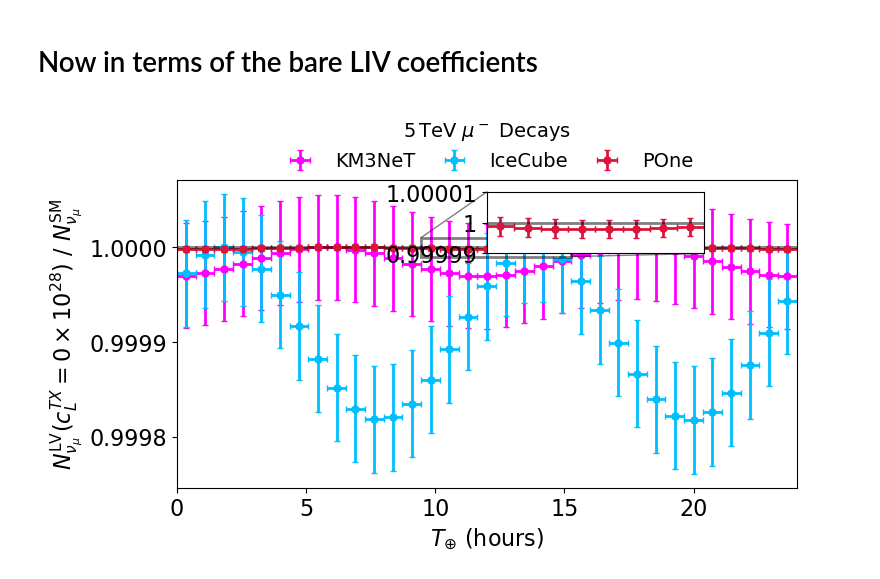
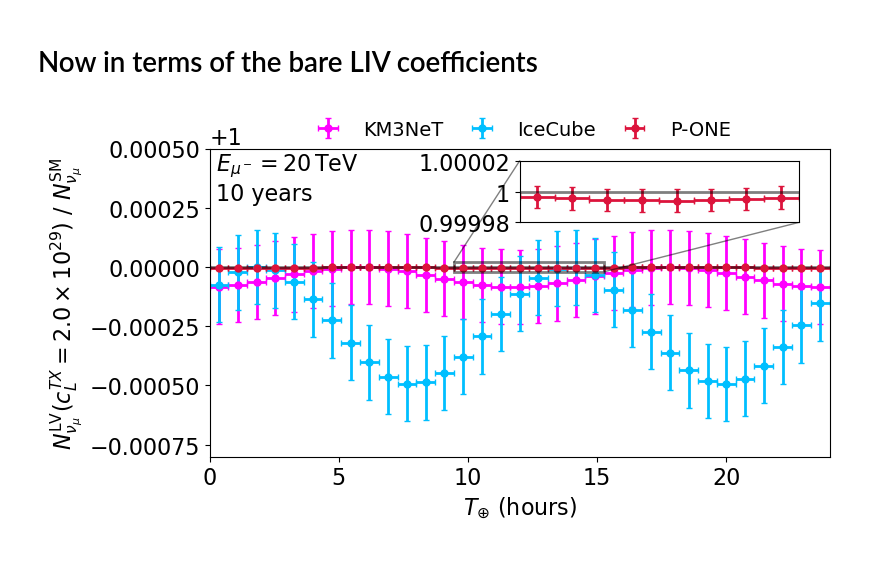
Before and after one commit to nickkamp1/NuTelescopeMuCollider, a Jupyter notebook: LorentzViolationSidereal_Analysis.ipynb, the cells around one changed output. Drawn from its saved outputs; the diff is of its cells as text; code cells hidden in the pictures.

```diff
--- a/LorentzViolationSidereal_Analysis.ipynb
+++ b/LorentzViolationSidereal_Analysis.ipynb
@@ -1,6 +1,11 @@
 # %%
 %load_ext autoreload
 %autoreload 2
+# %%
+# important global variables
+nYears = 10
+throughgoing_factor = 1 # don't consider it
+wobbling_factor = 1 # 1 / 0.01 # no wobble!
 # %%
 import numpy as np
 import matplotlib.pyplot as plt
@@ -170,0 +233,11 @@ plt.show()
+# %%
+print("Dimension",end=" & ")
+for exp in experiment_list:
+    print(experiment_names[exp],end=" & ")
+print("")
+for dim in range(4):
+    print("$d=%d$"%dim,end=" & ")
+    for exp in experiment_list:
+        Ac_limit = Ac_upper_limit[(exp,sensitivity_quantiles[-1])] / avg_energy_dict[exp]**dim
+        print("$%s$"%latex_float(Ac_limit),end=" & ")
+    print("")
@@ -171,18 +250,23 @@ plt.show()
 # %% [markdown]
 # Now in terms of the bare LIV coefficients
 # %%
-from mpl_toolkits.axes_grid1.inset_locator import inset_axes
+
 fig = plt.figure()
 ax = plt.gca()
 aL_vec = np.zeros(4,dtype=float)
 cL_vec = np.zeros((4,4),dtype=float)
-cL_vec[0,1] = 4e-29 # for example
+if Emuon==5e3:
+    cL_vec[0,1] = 1.3e-28 # for example
+    plt.ylim(0.998,1.0015)
+elif Emuon==20e3:
+    cL_vec[0,1] = 2e-29
+    plt.ylim(0.9992,1.0005)
 #aL_vec[3] = 2e-23 # for example
 LVsv = LV_sidreal_variations(aL_vec,cL_vec)
 plot_lines = []
 test_amplitudes = {}
 for exp in experiment_list:
-    C,As,Ac,Bs,Bc = LVsv.get_coefficients(exp)
+    C,As,Ac,Bs,Bc = LVsv.get_coefficients(exp,Emean=avg_energy_dict[exp])
     nominal = (nEvents_dict[exp]/nBins)
     events = (nEvents_dict[exp]/nBins)*osc_prob(baseline_list[exp],
                                                 t_bin_centers,
@@ -196,59 +280,63 @@ for exp in experiment_list:
     )
 plt.plot([0,24],[1,1],color="black",alpha=0.5,ls="-")
 plt.xlim(0,24)
-#plt.ylim(0.9985,1.001)
+
 #plt.semilogy()
 plt.xlabel(r"$T_{\oplus}$ (hours)",fontsize=16)
-plt.ylabel(r"$N^{\rm LV}_{\nu_\mu}(c_L^{TX} = %1.0f \times 10^{28})~/~N^{\rm SM}_{\nu_\mu}$"%(cL_vec[0,1]/1e-28),fontsize=16)
+if Emuon==5e3:
+    plt.ylabel(r"$N^{\rm LV}_{\nu_\mu}(c_L^{TX} = %1.1f \times 10^{28})~/~N^{\rm SM}_{\nu_\mu}$"%(cL_vec[0,1]/1e-28),fontsize=16)
+    # Define the limits for the inset (zoomed-in section)
+    x1, x2, y1, y2 = 24*t_bins[13], 24*t_bins[21], 0.99995, 1.00005
+elif Emuon==20e3:
+    plt.ylabel(r"$N^{\rm LV}_{\nu_\mu}(c_L^{TX} = %1.1f \times 10^{29})~/~N^{\rm SM}_{\nu_\mu}$"%(cL_vec[0,1]/1e-29),fontsize=16)
+    # Define the limits for the inset (zoomed-in section)
+    x1, x2, y1, y2 = 24*t_bins[13], 24*t_bins[21], 0.99998, 1.00002
 p0 = plt.plot([],[])
-# plt.text(0.57,0.05,
-#          r"$c_L^{TX} = %1.0f \times 10^{28}$"%(cL_vec[0,1]/1e-28),
-#          fontsize=16,
-#          horizontalalignment='center', verticalalignment='center',
-#          transform=plt.gca().transAxes)
-#"Baseline:\nChicago" + r"$\to$"] +
 plt.legend(plot_lines,[experiment_names[exp] for exp in experiment_list],
             ncol=3, fontsize=14, columnspacing=1, frameon=False,
-            loc='upper center', bbox_to_anchor=(0.5, 1.25),
-           title=r"$5\,{\rm TeV}~\mu^-$ Decays",title_fontsize=14)
+            loc='upper center', bbox_to_anchor=(0.5, 1.15))
+
+plt.text(.01, .99, r"$E_{\mu^-} = %d\,{\rm TeV}$"%(Emuon/1e3), ha='left', va='top', transform=plt.gca().transAxes,fontsize=16)
+if nYears==1: plt.text(.01, .89, r"%d year"%(nYears), ha='left', va='top', transform=plt.gca().transAxes,fontsize=16)
+else: plt.text(.01, .89, r"%d years"%(nYears), ha='left', va='top', transform=plt.gca().transAxes,fontsize=16)
 
 
 # zoomed in axis
 
-# Define the limits for the inset (zoomed-in section)
-x1, x2, y1, y2 = 24*t_bins[13], 24*t_bins[21], 0.99999, 1.00001
+
+
 # Add an inset axes
-ax_inset = plt.gca().inset_axes([0.5, 0.76, 0.35, 0.2],
+ax_inset = plt.gca().inset_axes([0.5, 0.76, 0.45, 0.2],
                                 xlim=(x1, x2),ylim=(y1, y2),
                                 xticklabels=[],
                                 yticklabels=[y1,1,y2],
                                 xticks=[],
                                 yticks=[y1,1,y2]
                                )
 
 
 ax_inset.set_xlim(x1, x2)
 ax_inset.set_ylim(y1, y2)
 
 exp = "PONE"
-C,As,Ac,Bs,Bc = LVsv.get_coefficients(exp)
+C,As,Ac,Bs,Bc = LVsv.get_coefficients(exp,Emean=avg_energy_dict[exp])
 nominal = (nEvents_dict[exp]/nBins)
 events = (nEvents_dict[exp]/nBins)*osc_prob(baseline_list[exp],
                                             t_bin_centers,
                                             C=C,
                                             Ac=Ac,As=As,
                                             Bc=Bc,Bs=Bs)
 test_amplitudes[exp] = get_amplitudes(events)
 ax_inset.errorbar(t_bin_centers*24,events/nominal,xerr=24*(t_bins[1]-t_bins[0])/2,yerr=np.sqrt(events)/nominal,
              color=color_list[exp],capsize=2,fmt=".")
 ax_inset.plot([x1,x2],[1,1],color="black",alpha=0.5,ls="-")
 
 ax.indicate_inset_zoom(ax_inset, edgecolor="black",lw=2)
 
 
-plt.savefig("figures/LV_sidereal.pdf",dpi=100,bbox_inches='tight')
+plt.savefig("figures/%dTeV/LV_sidereal.pdf"%(Emuon/1e3),dpi=100,bbox_inches='tight')
 plt.show()
 # %% [output]
-[figure, old version]
+[figure, new version]
 # %%
 mode = 2
```
Also changed, not shown: parts of 12 cells of this notebook, 38 other files.
